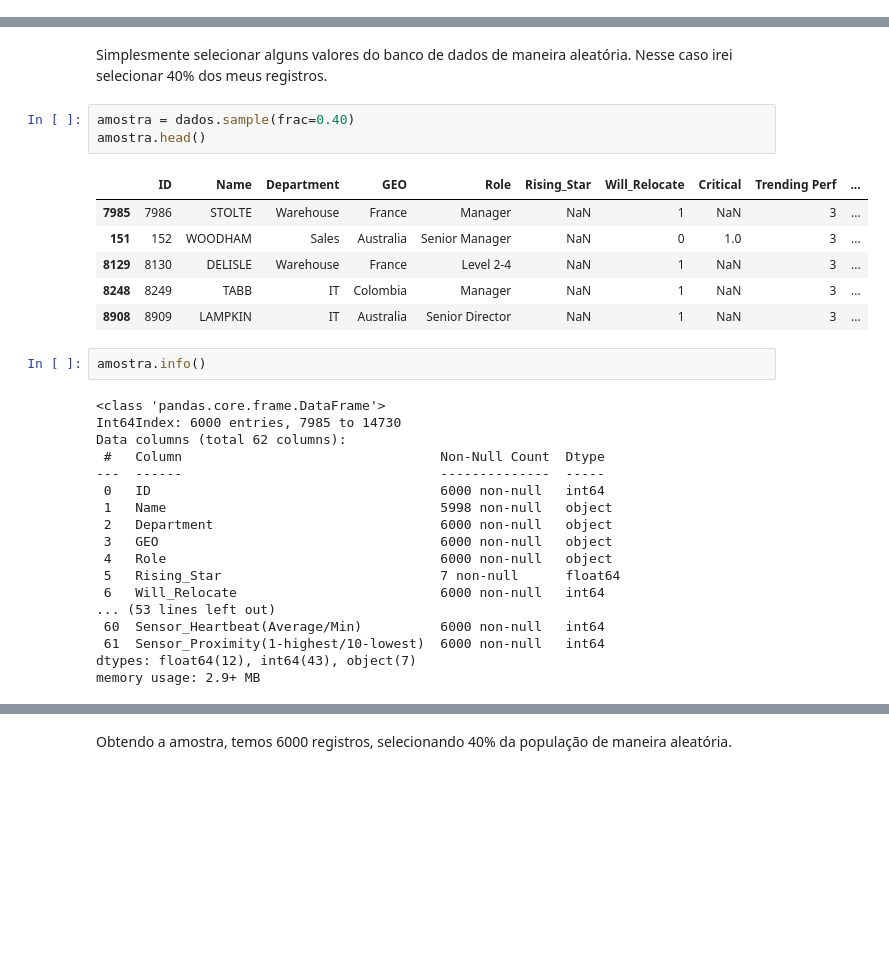
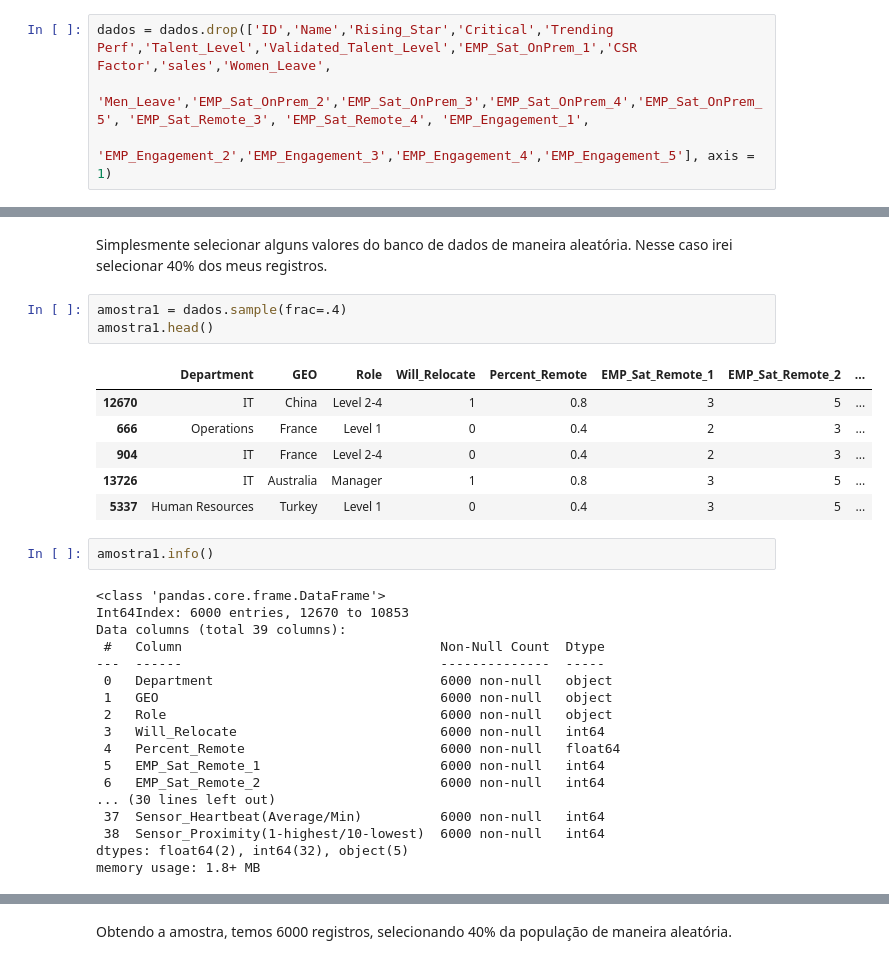
Before and after one commit to JulioHenri/Tecnicas-de-amostragem, a Jupyter notebook: tec_amostragem.ipynb, the cells around one changed output, grey strips where cells are left out. Saved outputs shown, nothing was run; the diff lists cells and outputs as text; blank space fills up the shorter version.

```diff
--- a/tec_amostragem.ipynb
+++ b/tec_amostragem.ipynb
@@ -19,0 +25,4 @@ dados.head() #lendo os 5 primeiros registros do dataset
+# %%
+dados = dados.drop(['ID','Name','Rising_Star','Critical','Trending Perf','Talent_Level','Validated_Talent_Level','EMP_Sat_OnPrem_1','CSR Factor','sales','Women_Leave',
+           'Men_Leave','EMP_Sat_OnPrem_2','EMP_Sat_OnPrem_3','EMP_Sat_OnPrem_4','EMP_Sat_OnPrem_5', 'EMP_Sat_Remote_3',	'EMP_Sat_Remote_4', 'EMP_Engagement_1',
+           'EMP_Engagement_2','EMP_Engagement_3','EMP_Engagement_4','EMP_Engagement_5'], axis = 1)
@@ -71,32 +92,32 @@ c. Operários em indústrias têxteis: Amostragem estratificada é o melhor tipo
 # %% [markdown]
 Simplesmente selecionar alguns valores do banco de dados de maneira aleatória. Nesse caso irei selecionar 40% dos meus registros.
 # %%
-amostra = dados.sample(frac=0.40)
-amostra.head()
+amostra1 = dados.sample(frac=.4)
+amostra1.head()
 # %% [output]
-|  | ID | Name | Department | GEO | Role | Rising_Star | Will_Relocate | Critical | Trending Perf | ... |
-| 7985 | 7986 | STOLTE | Warehouse | France | Manager | NaN | 1 | NaN | 3 | ... |
-| 151 | 152 | WOODHAM | Sales | Australia | Senior Manager | NaN | 0 | 1.0 | 3 | ... |
-| 8129 | 8130 | DELISLE | Warehouse | France | Level 2-4 | NaN | 1 | NaN | 3 | ... |
-| 8248 | 8249 | TABB | IT | Colombia | Manager | NaN | 1 | NaN | 3 | ... |
-| 8908 | 8909 | LAMPKIN | IT | Australia | Senior Director | NaN | 1 | NaN | 3 | ... |
+|  | Department | GEO | Role | Will_Relocate | Percent_Remote | EMP_Sat_Remote_1 | EMP_Sat_Remote_2 | ... |
+| 12670 | IT | China | Level 2-4 | 1 | 0.8 | 3 | 5 | ... |
+| 666 | Operations | France | Level 1 | 0 | 0.4 | 2 | 3 | ... |
+| 904 | IT | France | Level 2-4 | 0 | 0.4 | 2 | 3 | ... |
+| 13726 | IT | Australia | Manager | 1 | 0.8 | 3 | 5 | ... |
+| 5337 | Human Resources | Turkey | Level 1 | 0 | 0.4 | 3 | 5 | ... |
 # %%
-amostra.info()
+amostra1.info()
 # %% [output]
 <class 'pandas.core.frame.DataFrame'>
-Int64Index: 6000 entries, 7985 to 14730
-Data columns (total 62 columns):
+Int64Index: 6000 entries, 12670 to 10853
+Data columns (total 39 columns):
  #   Column                                 Non-Null Count  Dtype
 ---  ------                                 --------------  -----
- 0   ID                                     6000 non-null   int64
- 1   Name                                   5998 non-null   object
- 2   Department                             6000 non-null   object
- 3   GEO                                    6000 non-null   object
- 4   Role                                   6000 non-null   object
- 5   Rising_Star                            7 non-null      float64
- 6   Will_Relocate                          6000 non-null   int64
-... (53 lines left out)
- 60  Sensor_Heartbeat(Average/Min)          6000 non-null   int64
- 61  Sensor_Proximity(1-highest/10-lowest)  6000 non-null   int64
-dtypes: float64(12), int64(43), object(7)
-memory usage: 2.9+ MB
+ 0   Department                             6000 non-null   object
+ 1   GEO                                    6000 non-null   object
+ 2   Role                                   6000 non-null   object
+ 3   Will_Relocate                          6000 non-null   int64
+ 4   Percent_Remote                         6000 non-null   float64
+ 5   EMP_Sat_Remote_1                       6000 non-null   int64
+ 6   EMP_Sat_Remote_2                       6000 non-null   int64
+... (30 lines left out)
+ 37  Sensor_Heartbeat(Average/Min)          6000 non-null   int64
+ 38  Sensor_Proximity(1-highest/10-lowest)  6000 non-null   int64
+dtypes: float64(2), int64(32), object(5)
+memory usage: 1.8+ MB
```
Also changed, not shown: parts of 41 cells of this notebook.
